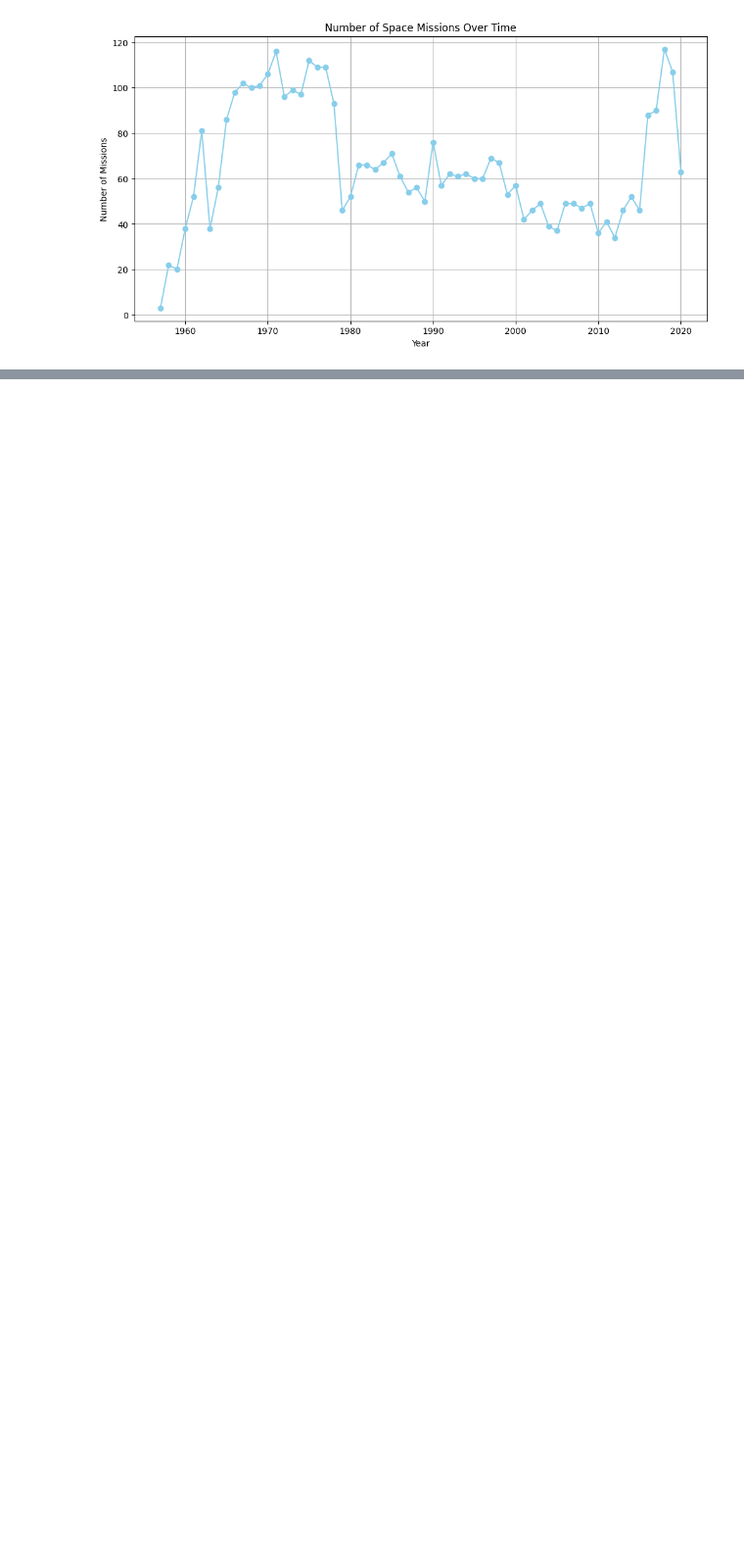
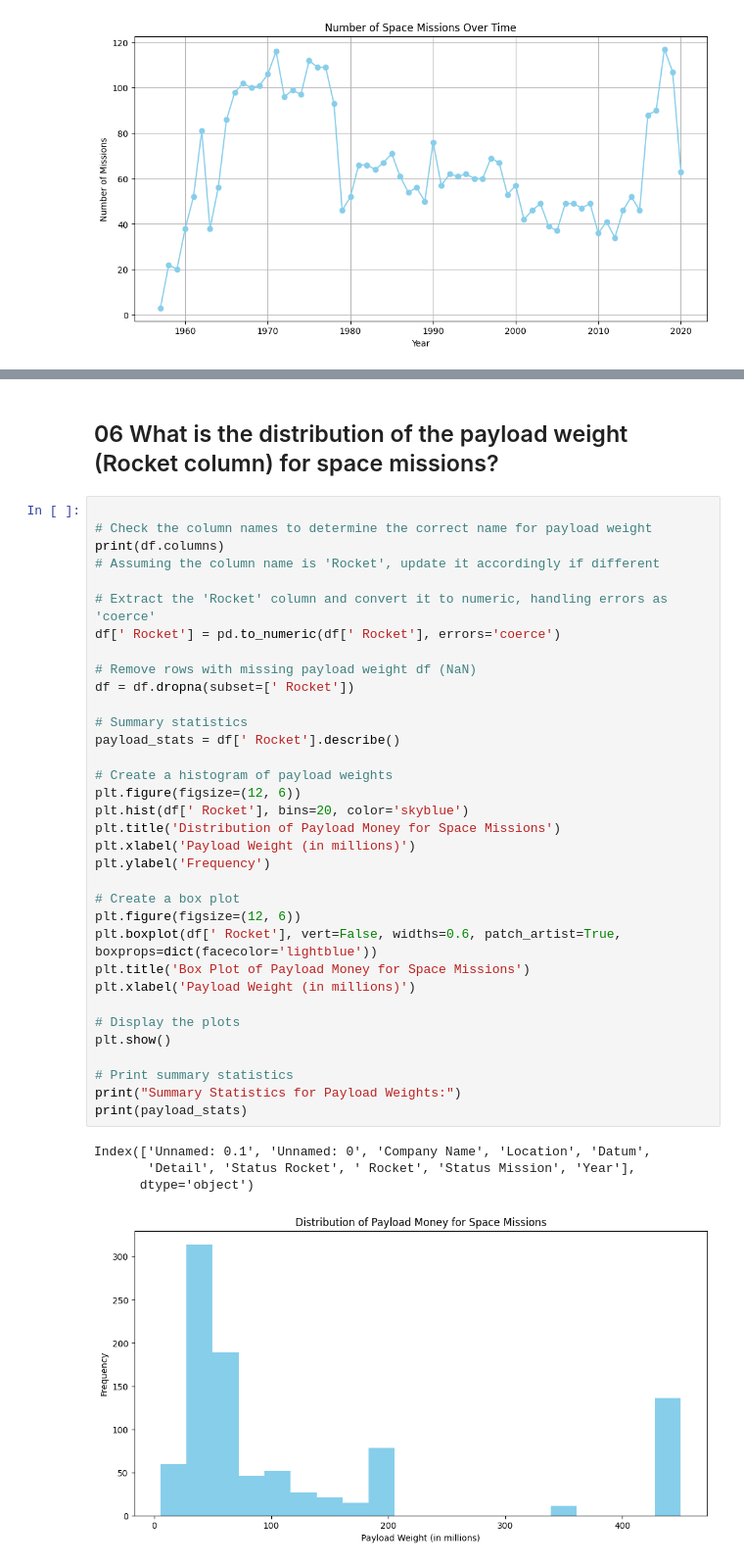
Before and after one commit to debarshee2004/space, a Jupyter notebook: src/main.ipynb, the cells around one changed output, grey strips where cells are left out. Shown: that part at 98% size. Drawn from its saved outputs; the diff is of its cells as text; blank space fills up the shorter version.

```diff
--- a/src/main.ipynb
+++ b/src/main.ipynb
@@ -142,0 +223,41 @@ plt.show()
+# %% [markdown]
+## 06 What is the distribution of the payload weight (Rocket column) for space missions?
+# %%
+
+# Check the column names to determine the correct name for payload weight
+print(df.columns)
+# Assuming the column name is 'Rocket', update it accordingly if different
+
+# Extract the 'Rocket' column and convert it to numeric, handling errors as 'coerce'
+df[' Rocket'] = pd.to_numeric(df[' Rocket'], errors='coerce')
+
+# Remove rows with missing payload weight df (NaN)
+df = df.dropna(subset=[' Rocket'])
+
+# Summary statistics
+payload_stats = df[' Rocket'].describe()
+
+# Create a histogram of payload weights
+plt.figure(figsize=(12, 6))
+plt.hist(df[' Rocket'], bins=20, color='skyblue')
+plt.title('Distribution of Payload Money for Space Missions')
+plt.xlabel('Payload Weight (in millions)')
+plt.ylabel('Frequency')
+
+# Create a box plot
+plt.figure(figsize=(12, 6))
+plt.boxplot(df[' Rocket'], vert=False, widths=0.6, patch_artist=True, boxprops=dict(facecolor='lightblue'))
+plt.title('Box Plot of Payload Money for Space Missions')
+plt.xlabel('Payload Weight (in millions)')
+
+# Display the plots
+plt.show()
+
+# Print summary statistics
+print("Summary Statistics for Payload Weights:")
+print(payload_stats)
+# %% [output]
+Index(['Unnamed: 0.1', 'Unnamed: 0', 'Company Name', 'Location', 'Datum',
+       'Detail', 'Status Rocket', ' Rocket', 'Status Mission', 'Year'],
+      dtype='object')
+[figure, added]
```
Also changed, not shown: parts of 6 cells of this notebook.
